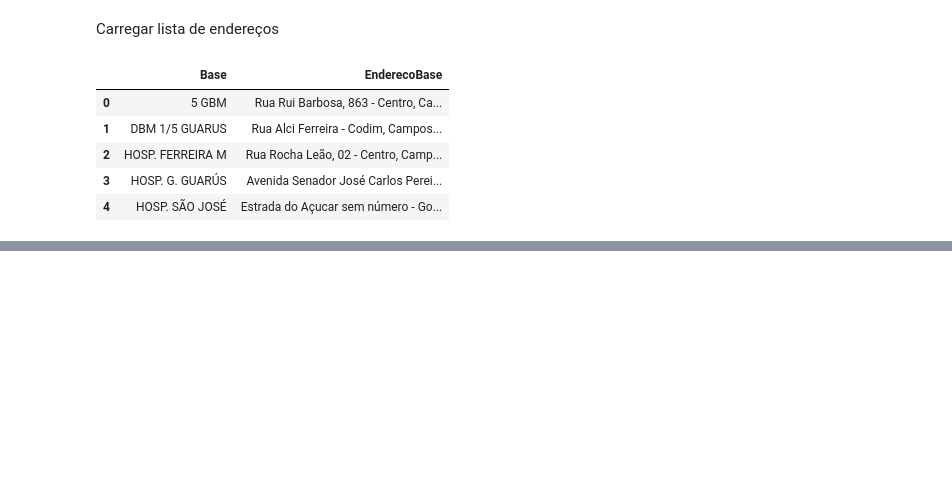
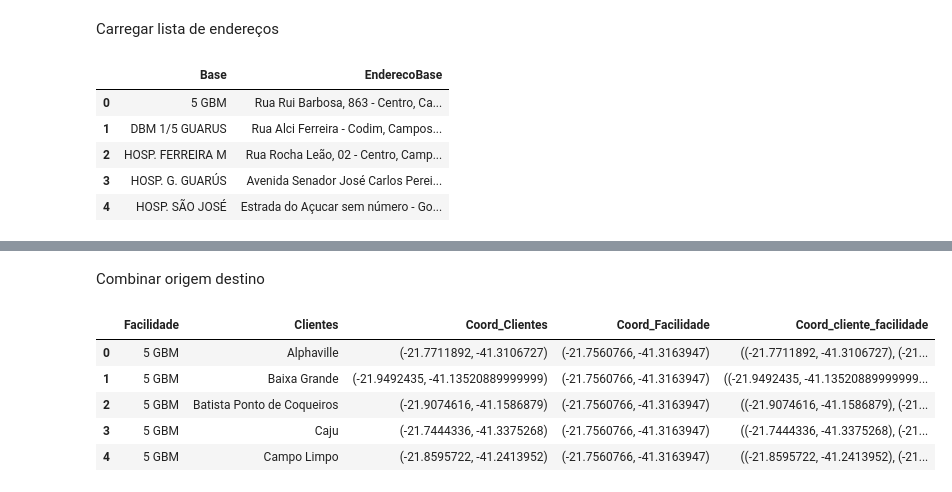
Before and after one commit to silva-fabiofreitas/P-Median, a Jupyter notebook: notebooks/Pmedian_Ambulance.ipynb, the cells around one changed output, grey strips where cells are left out. Cells and saved outputs as stored; diff of their text form; code cells hidden in the pictures; blank space fills up the shorter version.

```diff
--- a/notebooks/Pmedian_Ambulance.ipynb
+++ b/notebooks/Pmedian_Ambulance.ipynb
@@ -187,0 +137,7 @@ df_cliente[['DESTINO', 'EnderecoCliente','cliente_lat_long']]
+# %%
+if not pathlib.Path('../data/clientes.csv').exists():
+    df_cliente['cliente_lat_long'] = df_cliente['EnderecoCliente'].map(get_lat_log_from_addres)
+    df_cliente[['DESTINO', 'EnderecoCliente','cliente_lat_long']].to_csv('../data/clientes.csv')
+
+df_cliente = pd.read_csv('../data/clientes.csv', index_col=0)
+df_cliente.head()
@@ -187,0 +151,30 @@ df_cliente[['DESTINO', 'EnderecoCliente','cliente_lat_long']]
+# %% [markdown]
+Combinar origem destino
+# %%
+combin = []
+for base in df_base.itertuples():
+    combin.append(
+        (
+            base.Base,
+            df_cliente['DESTINO'].values,
+            df_cliente['cliente_lat_long'].values,
+            base.base_lat_long
+         )
+    )
+# %%
+df_coord = pd.DataFrame(
+    combin,
+    columns=['Facilidade','Clientes', 'Coord_Clientes', 'Coord_Facilidade']
+).explode(['Clientes',	'Coord_Clientes'],ignore_index=True)
+
+df_coord.drop_duplicates(inplace=True)
+# %%
+df_coord['Coord_cliente_facilidade'] = df_coord[['Coord_Clientes', 'Coord_Facilidade']].apply(lambda x:(eval(x.iloc[0]),eval(x.iloc[1])), axis=1)
+df_coord.head()
+# %% [output]
+|  | Facilidade | Clientes | Coord_Clientes | Coord_Facilidade | Coord_cliente_facilidade |
+| 0 | 5 GBM | Alphaville | (-21.7711892, -41.3106727) | (-21.7560766, -41.3163947) | ((-21.7711892, -41.3106727), (-21... |
+| 1 | 5 GBM | Baixa Grande | (-21.9492435, -41.13520889999999) | (-21.7560766, -41.3163947) | ((-21.9492435, -41.13520889999999... |
+| 2 | 5 GBM | Batista Ponto de Coqueiros | (-21.9074616, -41.1586879) | (-21.7560766, -41.3163947) | ((-21.9074616, -41.1586879), (-21... |
+| 3 | 5 GBM | Caju | (-21.7444336, -41.3375268) | (-21.7560766, -41.3163947) | ((-21.7444336, -41.3375268), (-21... |
+| 4 | 5 GBM | Campo Limpo | (-21.8595722, -41.2413952) | (-21.7560766, -41.3163947) | ((-21.8595722, -41.2413952), (-21... |
```
Also changed, not shown: parts of 22 cells of this notebook, 5 other files.
